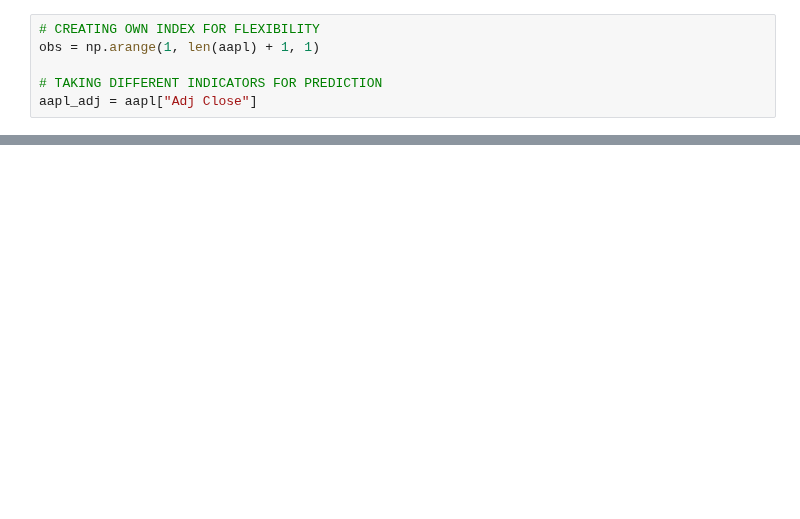
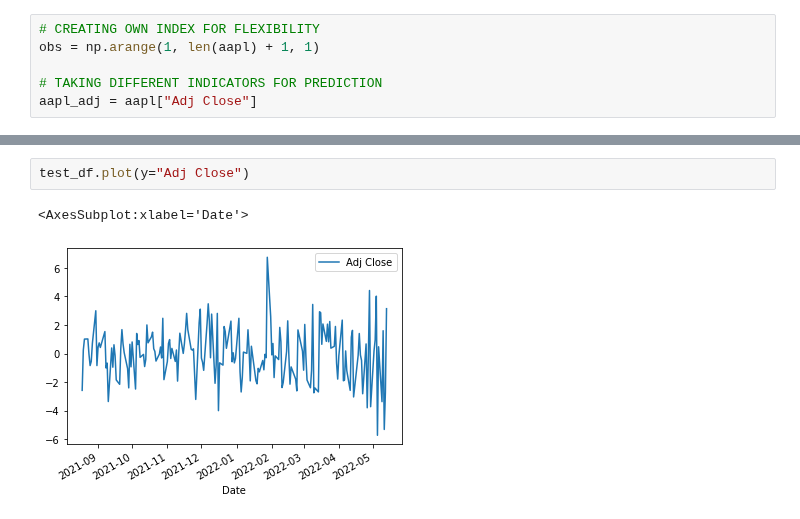
Before and after one commit to tl3472/Price-Prediction-and-Portfolio-Optimation, a Jupyter notebook: Final Report.ipynb, the cells around one changed output, grey strips where cells are left out. Saved outputs shown, nothing was run; the diff lists cells and outputs as text; blank space fills up the shorter version.

```diff
--- a/Final Report.ipynb
+++ b/Final Report.ipynb
@@ -198,0 +112,5 @@ Next Day Value: 139.28335571289062
+# %%
+test_df.plot(y="Adj Close")
+# %% [output]
+<AxesSubplot:xlabel='Date'>
+[figure, added]
```
Also changed, not shown: parts of 58 cells of this notebook.
